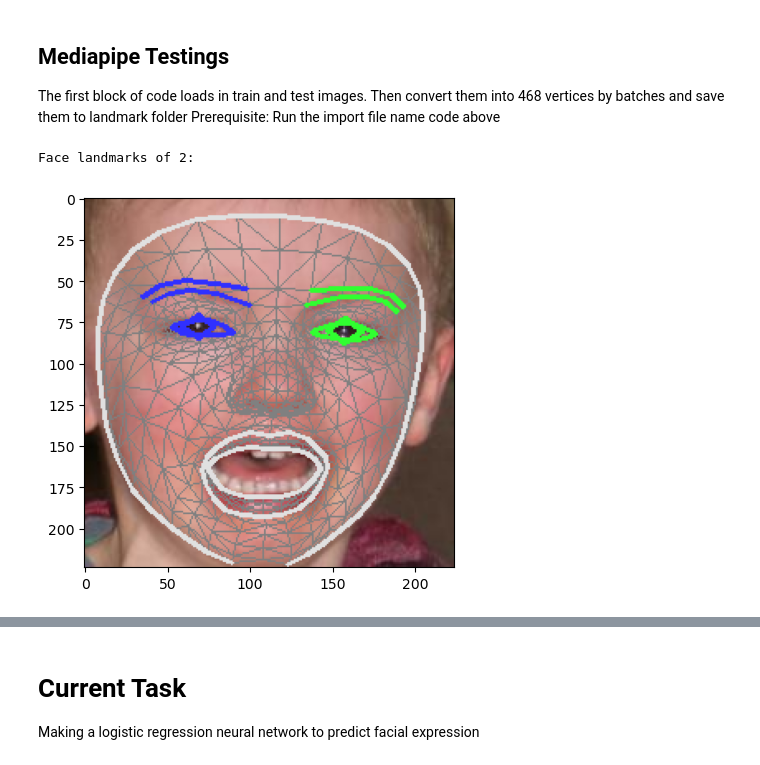
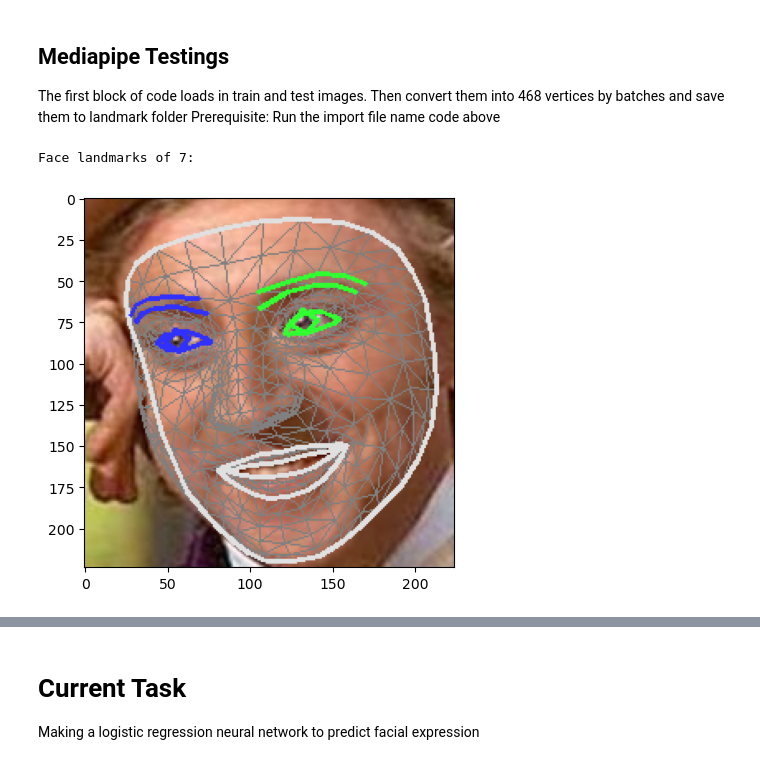
Before and after one commit to Hapemo/tf-facial-expression, a Jupyter notebook: test.ipynb, the cells around one changed output, grey strips where cells are left out. Drawn from its saved outputs; the diff is of its cells as text; code cells hidden in the pictures.

```diff
--- a/test.ipynb
+++ b/test.ipynb
@@ -292,6 +363,6 @@ def DrawFaceLandmark(label, image, landmarks):
 
 #-----------------------Start of code---------------------------
 # initialise image names and label
-mainTrainSet = LoadAllImageNames(TRAINIMAGEPATH, catLimit=[3000]*8) #catLimit=[20]*8)
+mainTrainSet = LoadAllImageNames(TRAINIMAGEPATH, 80, catLimit=[10]*8) #catLimit=[20]*8)
 # mainTestSet = LoadAllImageNames(TESTIMAGEPATH, catLimit=[500]*8)
 # %% [output]
@@ -550,25 +619,25 @@ faceMeshDataSet.clear()
 # %%
 # Testing code for the loading of the conve
 face_mesh = mp.solutions.face_mesh.FaceMesh(static_image_mode=True, refine_landmarks=True)
 
 faceMeshDataSet = []
 faceMeshDataSet.extend(mainTrainSet)
-croppedList = CropData(faceMeshDataSet, 15)
+croppedList = CropData(faceMeshDataSet, 80)
 
 # Data containing label, face image in rgb and normalizedlandmarklist
 label, landmarklists, faces = LoadFaceMeshes(face_mesh, TRAINIMAGEPATH, croppedList, True)
 DrawFaceLandmark(label[0], faces[0], landmarklists[0]) # Visualise the face landmark with face image here
 
 # Data containing label, data
 # label2, landmarkVertices = LoadFaceMeshVertices(face_mesh, TRAINIMAGEPATH, croppedList)
 
 # np.save("inputSample1", landmarkVertices[0])
 # loadedData = np.load("inputSample1.npy")
 # print(loadedData)
 # for label, face, mesh in zip(label, faces, data):
 #   DrawFaceLandmark(label,face,mesh)
 # %% [output]
-Face landmarks of 2:
+Face landmarks of 7:
-[figure, old version]
+[figure, new version]
 # %%
 i = 0
```
Also changed, not shown: parts of 9 cells of this notebook.
